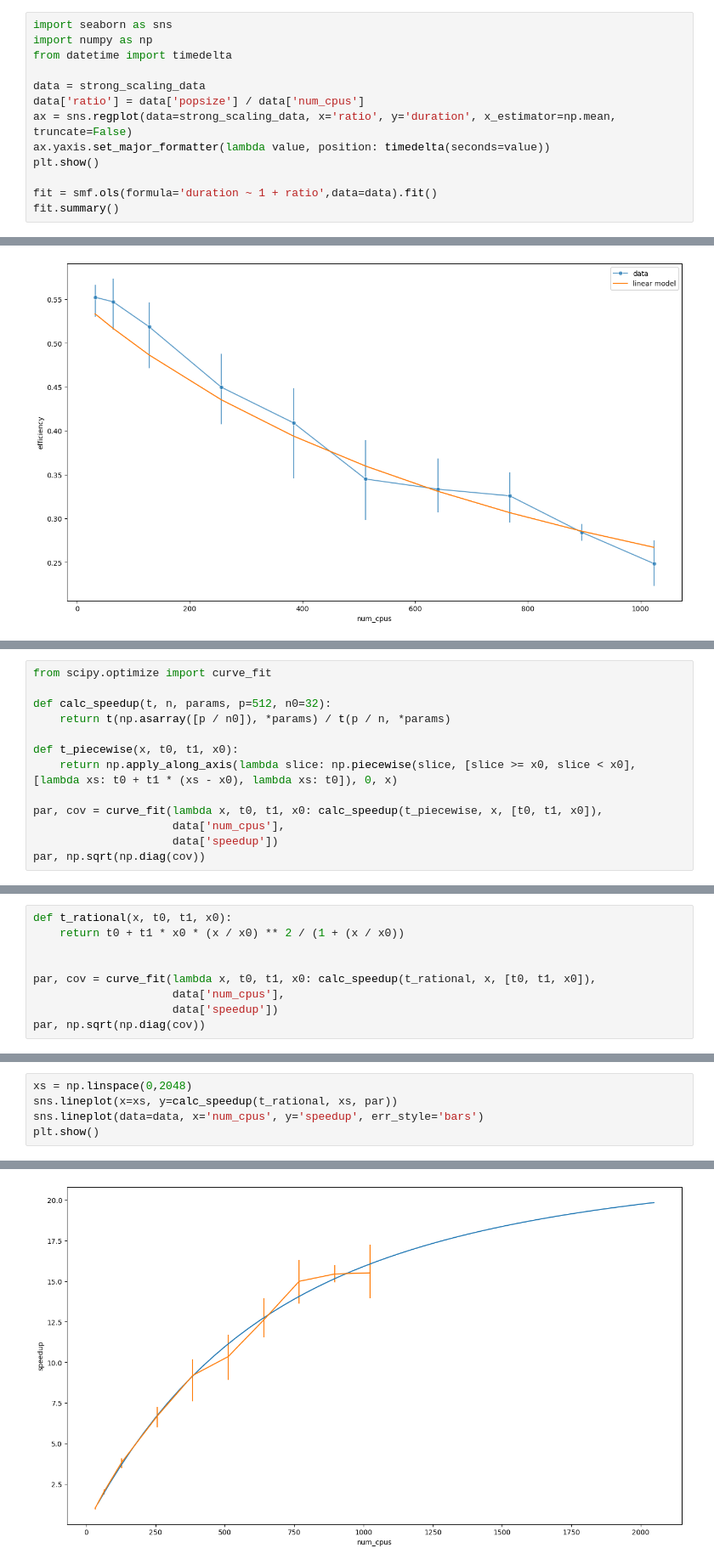
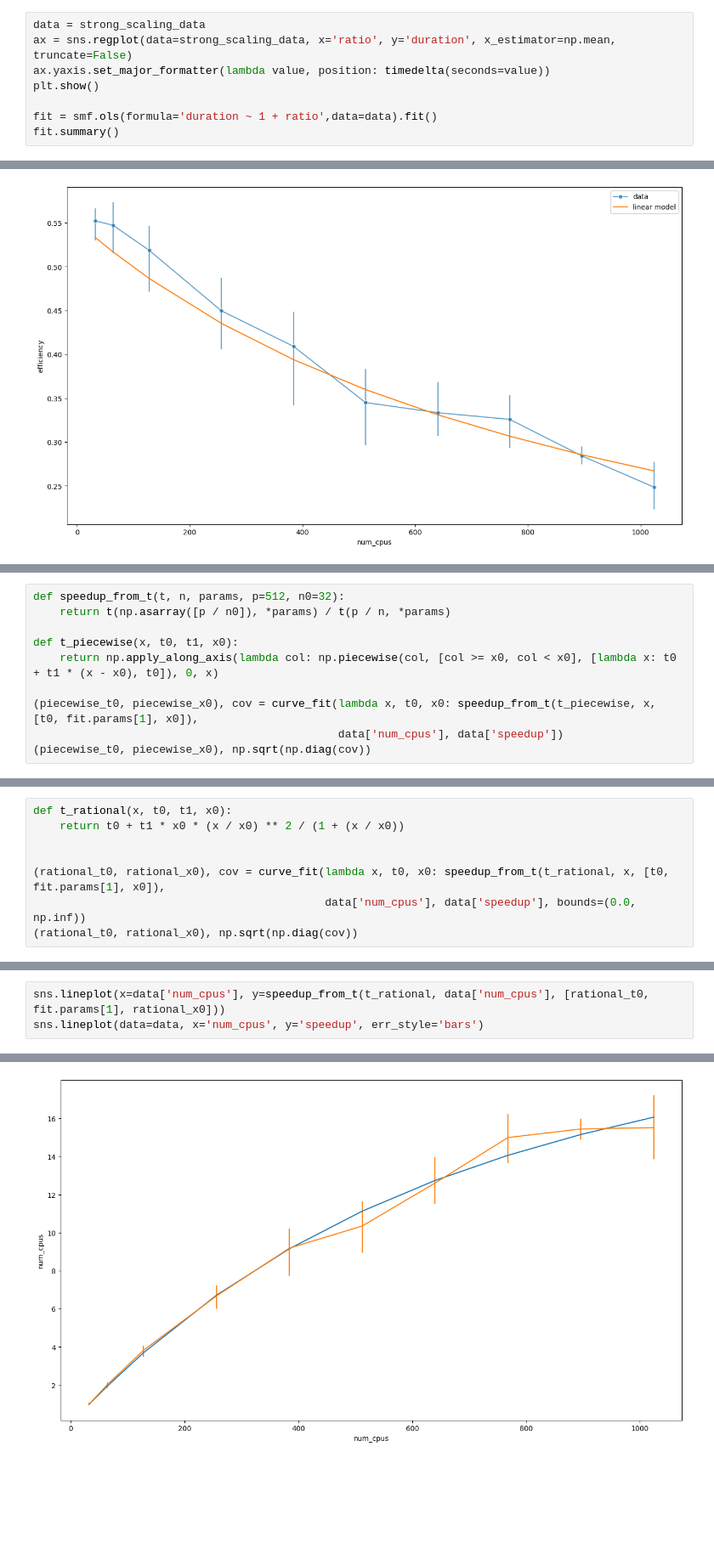
Before and after one commit to stefanocampanella/MHPC-project, a Jupyter notebook: notebooks/scaling.ipynb, the cells around one changed output, grey strips where cells are left out. Shown: that part at 85% size. Saved outputs shown, nothing was run; the diff lists cells and outputs as text; blank space fills up the shorter version.

```diff
--- a/notebooks/scaling.ipynb
+++ b/notebooks/scaling.ipynb
@@ -152,12 +165,7 @@ $$ T(p, n) = T_0 + T_1 \frac{p}{n} \, .$$ (eq:linear_model)
 
 Let's see if this model fits the data and what can be deduced from it.
 # %%
-import seaborn as sns
-import numpy as np
-from datetime import timedelta
-
 data = strong_scaling_data
-data['ratio'] = data['popsize'] / data['num_cpus']
 ax = sns.regplot(data=strong_scaling_data, x='ratio', y='duration', x_estimator=np.mean, truncate=False)
 ax.yaxis.set_major_formatter(lambda value, position: timedelta(seconds=value))
 plt.show()
@@ -247,14 +279,11 @@ $$ T_\text{rational}(p, n) = T_0 + T_1 x_0 \frac{\left(\frac{1}{x_0} \frac{p}{n}
 # %%
-from scipy.optimize import curve_fit
-
-def calc_speedup(t, n, params, p=512, n0=32):
+def speedup_from_t(t, n, params, p=512, n0=32):
     return t(np.asarray([p / n0]), *params) / t(p / n, *params)
 
 def t_piecewise(x, t0, t1, x0):
-    return np.apply_along_axis(lambda slice: np.piecewise(slice, [slice >= x0, slice < x0], [lambda xs: t0 + t1 * (xs - x0), lambda xs: t0]), 0, x)
+    return np.apply_along_axis(lambda col: np.piecewise(col, [col >= x0, col < x0], [lambda x: t0 + t1 * (x - x0), t0]), 0, x)
 
-par, cov = curve_fit(lambda x, t0, t1, x0: calc_speedup(t_piecewise, x, [t0, t1, x0]),
-                     data['num_cpus'],
-                     data['speedup'])
-par, np.sqrt(np.diag(cov))
+(piecewise_t0, piecewise_x0), cov = curve_fit(lambda x, t0, x0: speedup_from_t(t_piecewise, x, [t0, fit.params[1], x0]),
+                                              data['num_cpus'], data['speedup'])
+(piecewise_t0, piecewise_x0), np.sqrt(np.diag(cov))
 # %% [output]
@@ -272,8 +325,7 @@ def t_rational(x, t0, t1, x0):
     return t0 + t1 * x0 * (x / x0) ** 2 / (1 + (x / x0))
 
 
-par, cov = curve_fit(lambda x, t0, t1, x0: calc_speedup(t_rational, x, [t0, t1, x0]),
-                     data['num_cpus'],
-                     data['speedup'])
-par, np.sqrt(np.diag(cov))
+(rational_t0, rational_x0), cov = curve_fit(lambda x, t0, x0: speedup_from_t(t_rational, x, [t0, fit.params[1], x0]),
+                                            data['num_cpus'], data['speedup'], bounds=(0.0, np.inf))
+(rational_t0, rational_x0), np.sqrt(np.diag(cov))
 # %% [output]
@@ -281,6 +336,4 @@ par, np.sqrt(np.diag(cov))
 # %%
-xs = np.linspace(0,2048)
-sns.lineplot(x=xs, y=calc_speedup(t_rational, xs, par))
+sns.lineplot(x=data['num_cpus'], y=speedup_from_t(t_rational, data['num_cpus'], [rational_t0, fit.params[1], rational_x0]))
 sns.lineplot(data=data, x='num_cpus', y='speedup', err_style='bars')
-plt.show()
 # %% [output]
@@ -287 +341 @@ plt.show()
-[figure, old version]
+[figure, new version]
```
Also changed, not shown: parts of 46 cells of this notebook, 1 other file.
